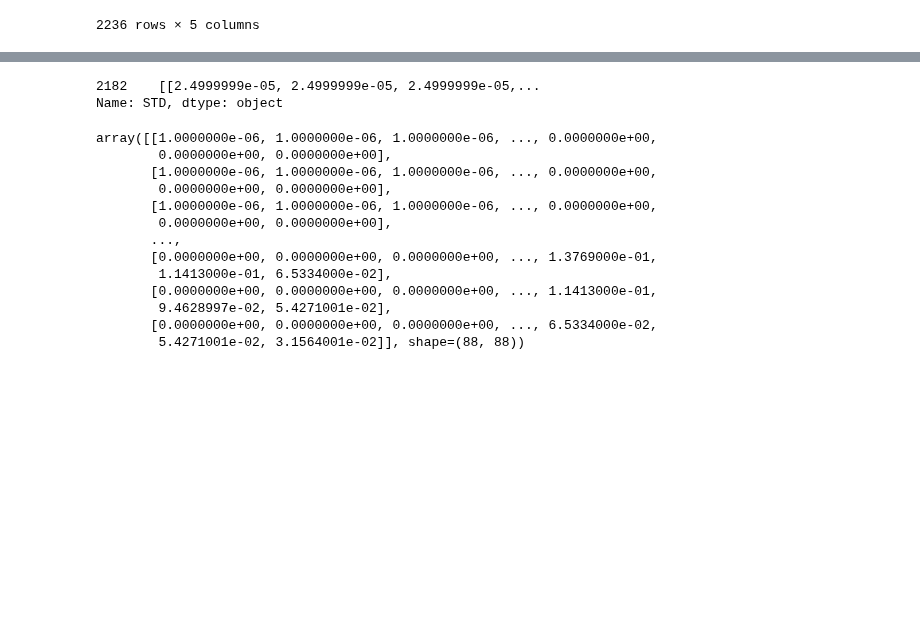
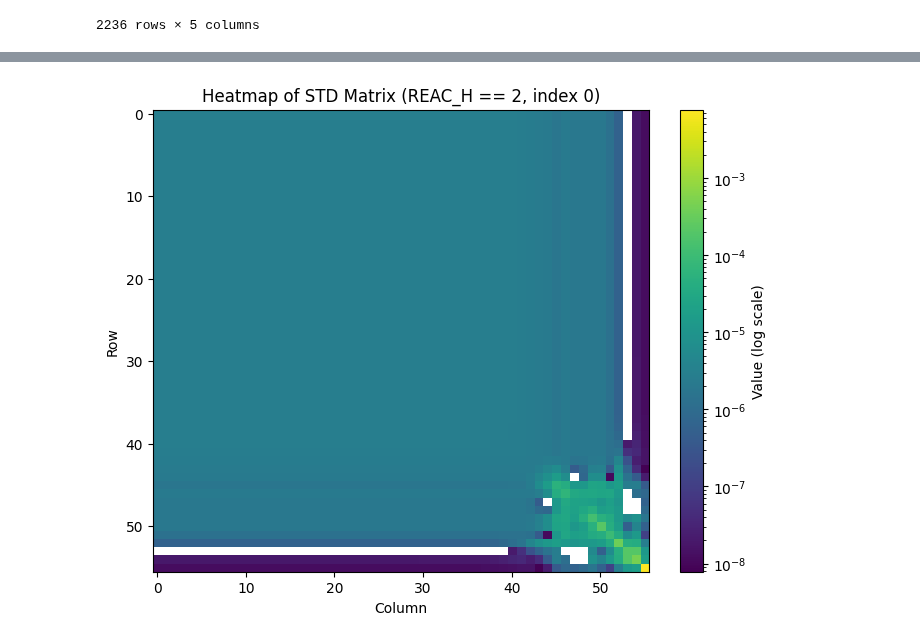
Before and after one commit to monleon96/kika, a Jupyter notebook: mcnpy/cov/test_cov.ipynb, the cells around one changed output, grey strips where cells are left out. Cells and saved outputs as stored; diff of their text form; code cells hidden in the pictures; blank space fills up the shorter version.

```diff
--- a/mcnpy/cov/test_cov.ipynb
+++ b/mcnpy/cov/test_cov.ipynb
@@ -83,21 +145,0 @@ for i in h1df[h1df['REAC_H'] == 102]['STD']:
-# %%
-h1df[h1df['REAC_H'] == 102]['STD']
-# %% [output]
-2182    [[2.4999999e-05, 2.4999999e-05, 2.4999999e-05,...
-Name: STD, dtype: object
-# %%
-covmat.get_isotope_covariance_matrix(1001, [2,102])
-# %% [output]
-array([[1.0000000e-06, 1.0000000e-06, 1.0000000e-06, ..., 0.0000000e+00,
-        0.0000000e+00, 0.0000000e+00],
-       [1.0000000e-06, 1.0000000e-06, 1.0000000e-06, ..., 0.0000000e+00,
-        0.0000000e+00, 0.0000000e+00],
-       [1.0000000e-06, 1.0000000e-06, 1.0000000e-06, ..., 0.0000000e+00,
-        0.0000000e+00, 0.0000000e+00],
-       ...,
-       [0.0000000e+00, 0.0000000e+00, 0.0000000e+00, ..., 1.3769000e-01,
-        1.1413000e-01, 6.5334000e-02],
-       [0.0000000e+00, 0.0000000e+00, 0.0000000e+00, ..., 1.1413000e-01,
-        9.4628997e-02, 5.4271001e-02],
-       [0.0000000e+00, 0.0000000e+00, 0.0000000e+00, ..., 6.5334000e-02,
-        5.4271001e-02, 3.1564001e-02]], shape=(88, 88))
@@ -113 +146,20 @@ with open('scale_covmat_des.txt', 'w') as f:
+# %%
+import matplotlib.pyplot as plt
+import numpy as np
+from matplotlib.colors import LogNorm
+
+# Extract the matrix data from the specified cell
+matrix = df[df['REAC_H'] == 2]['STD'].iloc[0]
+
+
+plt.figure(figsize=(8, 6))
+im = plt.imshow(matrix, cmap='viridis', aspect='auto',
+                norm=LogNorm())  # Using LogNorm for logarithmic scale
+plt.colorbar(im, label='Value (log scale)')
+plt.title('Heatmap of STD Matrix (REAC_H == 2, index 0)')
+plt.xlabel('Column')
+plt.ylabel('Row')
+plt.show()
+# %% [output]
+[figure, added]
 # %%
```
Also changed, not shown: parts of 19 cells of this notebook, 12 other files.
